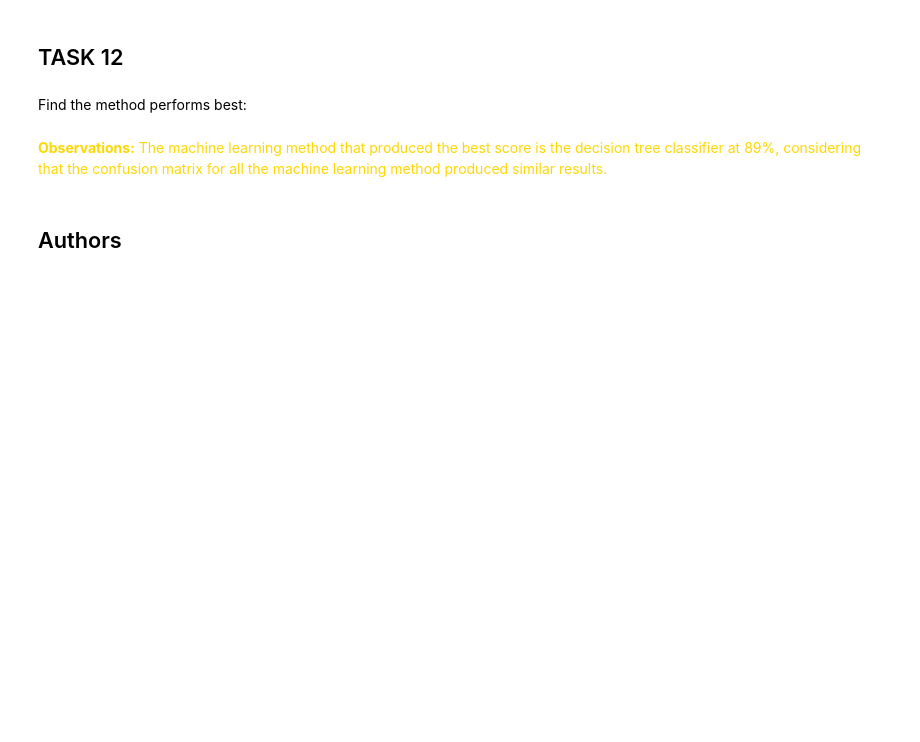
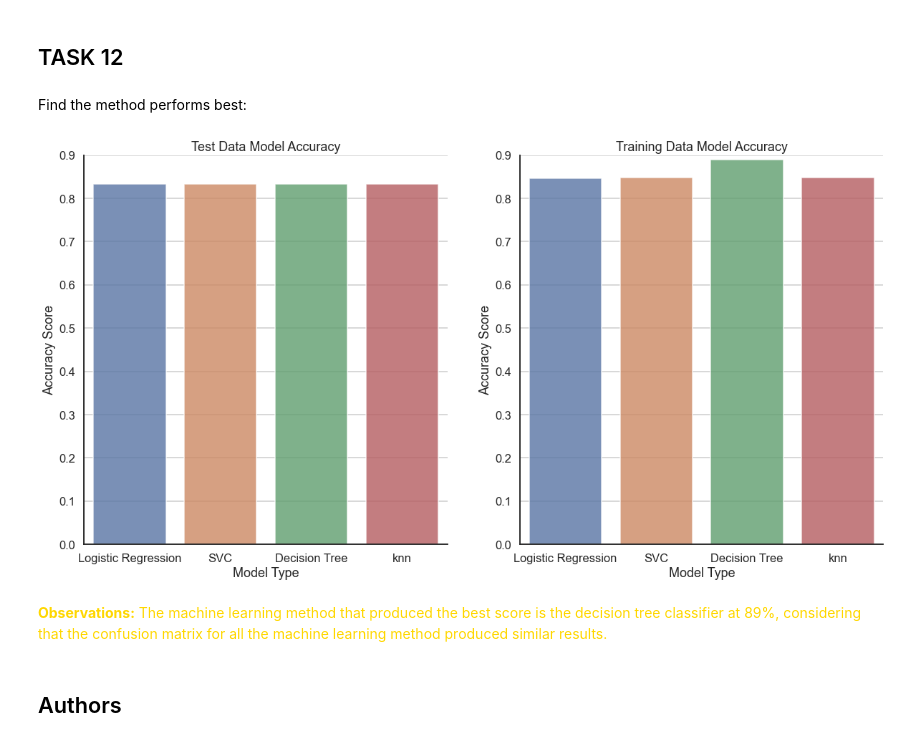
Before and after one commit to ShadowHand27/IBM_Applied_Data_Science_Capstone, a Jupyter notebook: SpaceX_Machine Learning Prediction_Part_5.ipynb, the cells around one changed output. Drawn from its saved outputs; the diff is of its cells as text; code cells hidden in the pictures; blank space fills up the shorter version.

```diff
--- a/SpaceX_Machine Learning Prediction_Part_5.ipynb
+++ b/SpaceX_Machine Learning Prediction_Part_5.ipynb
@@ -351,3 +356,55 @@ Find the method performs best:
+# %%
+#--------Plot a bar chart of the models accuracy--------#
+# Create a dataframe of the accuracy
+bar_df = pd.DataFrame(columns=['Model','Score'])
+bar_df['Model'] = ['Logistic Regression','SVC','Decision Tree','knn']
+# Populate the dataframe
+bar_df['Test_Score'] = [logreg_cv.score(X_test,Y_test),svm_cv.score(X_test,Y_test),tree_cv.score(X_test,Y_test),knn_cv.score(X_test,Y_test)]
+bar_df['Train_Score'] = [logreg_cv.best_score_,svm_cv.best_score_,tree_cv.best_score_,knn_cv.best_score_]
+
+fig = plt.figure(figsize=(20,10))
+
+ax0 = fig.add_subplot(121) # first row first column
+ax1 = fig.add_subplot(122) # first row second column
+
+# plot the bar graph
+sns.set_theme('talk') # larger font labels
+sns.set_style('white') # clean white background
+
+# plot the test model chart
+sns.barplot(data=bar_df,
+            y = 'Test_Score' , x = 'Model',
+            alpha = 0.8,
+            ax = ax0
+           )
+# plot the training model chart
+sns.barplot(data=bar_df,
+            y = 'Train_Score' , x = 'Model',
+            alpha = 0.8,
+            ax = ax1
+           )
+
+# label the graph ax0
+ax0.set_title('Test Data Model Accuracy')
+ax0.set_ylabel('Accuracy Score')
+ax0.set_xlabel('Model Type')
+ax0.grid(axis='y',)
+ax0.set_ylim(0,0.9)
+sns.despine()
+
+# label the graph ax1
+ax1.set_title('Training Data Model Accuracy')
+ax1.set_ylabel('Accuracy Score')
+ax1.set_xlabel('Model Type')
+ax1.grid(axis='y')
+ax1.set_ylim(0,0.9)
+
+# save the figure
+#fig.savefig('ml_model_bar_chart.png')
+
+plt.show()
+# %% [output]
+[figure, added]
 # %% [markdown]
 <font color='gold'> **Observations:** The machine learning method that produced the best score is the decision tree classifier at 89%, considering that the confusion matrix for all the machine learning method produced similar results. </font>
 # %% [markdown]
```
Also changed, not shown: parts of 8 cells of this notebook.
